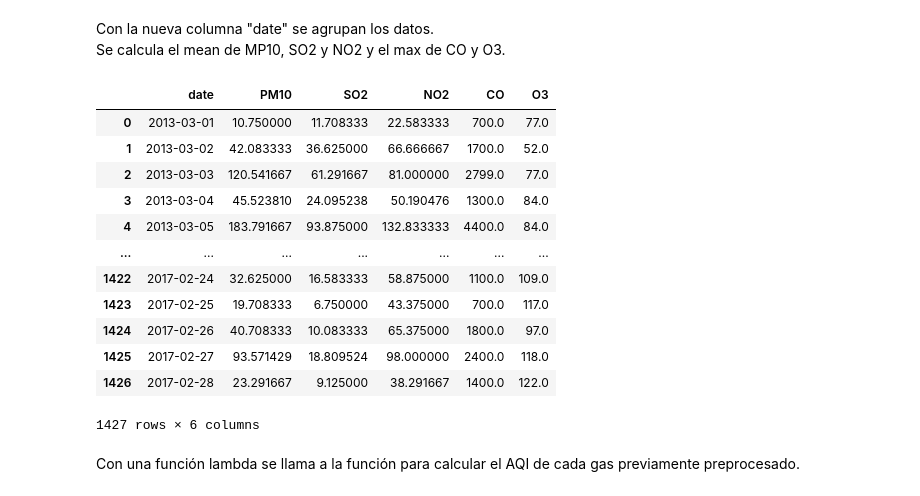
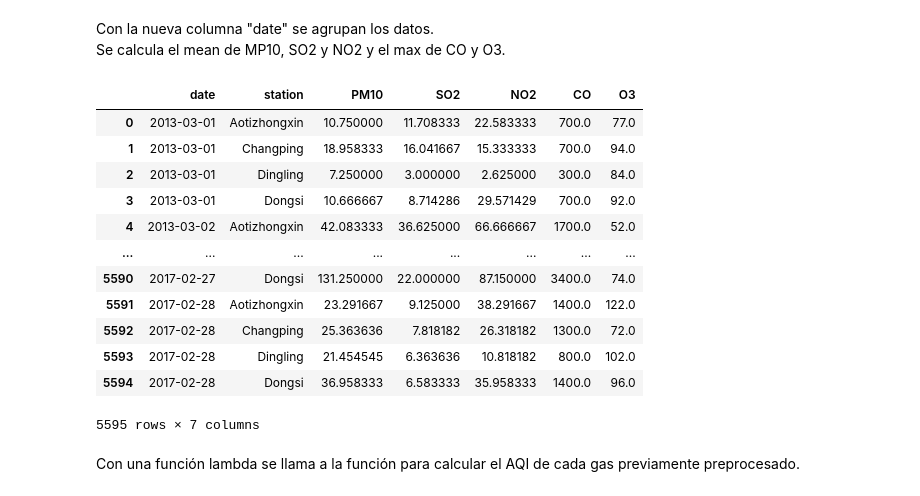
Before and after one commit to JHyel2015/Proyecto2_1B_2023A, a Jupyter notebook: notebooks/Proyecto2B.ipynb, the cells around one changed output. Drawn from its saved outputs; the diff is of its cells as text; code cells hidden in the pictures.

```diff
--- a/notebooks/Proyecto2B.ipynb
+++ b/notebooks/Proyecto2B.ipynb
@@ -71,8 +71,11 @@ def calculate_aqi(concentration, pollutant):
 Se lee el archivo csv a dataframe
 # %%
 df = pd.read_csv(filepath_or_buffer='../data/PRSA_Data_20130301-20170228/PRSA_Data_Aotizhongxin_20130301-20170228.csv',sep=',')
-# df = pd.read_csv(filepath_or_buffer='../data/PRSA_Data_20130301-20170228/PRSA_Data_Changping_20130301-20170228.csv',sep=',')
-# df = pd.read_csv(filepath_or_buffer='../data/PRSA_Data_20130301-20170228/PRSA_Data_Dingling_20130301-20170228.csv',sep=',')
+df2 = pd.read_csv(filepath_or_buffer='../data/PRSA_Data_20130301-20170228/PRSA_Data_Changping_20130301-20170228.csv',sep=',')
+df3 = pd.read_csv(filepath_or_buffer='../data/PRSA_Data_20130301-20170228/PRSA_Data_Dingling_20130301-20170228.csv',sep=',')
+df4 = pd.read_csv(filepath_or_buffer='../data/PRSA_Data_20130301-20170228/PRSA_Data_Dongsi_20130301-20170228.csv',sep=',')
+
+df = pd.concat([df,df2,df3,df4])
 
 df.head(25)
 # %% [output]
@@ -97,7 +100,7 @@ df.head(25)
 Se limpian las columnas que no son necesarias.
 Se concatena year-month-day con el siguiente formato AAAA-MM-DD para manejar de mejor manera los datos para agrupar por día.
 # %%
-df = df.drop(columns=['No','PM2.5','TEMP','PRES','DEWP','RAIN','wd','WSPM'], errors='ignore')
+df = df.drop(columns=['No','hour','PM2.5','TEMP','PRES','DEWP','RAIN','wd','WSPM'], errors='ignore')
 
 combine_lambda = lambda x: '{}-{:02d}-{:02d}'.format(x.year, x.month, x.day)
 
@@ -105,7 +108,7 @@ combine_lambda = lambda x: '{}-{:02d}-{:02d}'.format(x.year, x.month, x.day)
 
 df['date'] = df.apply(combine_lambda, axis = 1)
 
-df = df.drop(columns=['year','month','day'], errors='ignore')
+# df = df.drop(columns=['year','month','day'], errors='ignore')
 
 df.head(25)
 # %% [output]
@@ -161,29 +168,29 @@ dtype: int64
 Con la nueva columna "date" se agrupan los datos.
 Se calcula el mean de MP10, SO2 y NO2 y el max de CO y O3.
 # %%
-df2 = df.groupby('date').agg(
+df2 = df.groupby(['date','station']).agg(
     PM10=('PM10','mean'),
     SO2 = ('SO2','mean'),
     NO2 = ('NO2','mean'),
     CO = ('CO','max'),
     O3 = ('O3','max')
     ).reset_index()
 
 df2
 # %% [output]
-|  | date | PM10 | SO2 | NO2 | CO | O3 |
-| 0 | 2013-03-01 | 10.750000 | 11.708333 | 22.583333 | 700.0 | 77.0 |
-| 1 | 2013-03-02 | 42.083333 | 36.625000 | 66.666667 | 1700.0 | 52.0 |
-| 2 | 2013-03-03 | 120.541667 | 61.291667 | 81.000000 | 2799.0 | 77.0 |
-| 3 | 2013-03-04 | 45.523810 | 24.095238 | 50.190476 | 1300.0 | 84.0 |
-| 4 | 2013-03-05 | 183.791667 | 93.875000 | 132.833333 | 4400.0 | 84.0 |
-| ... | ... | ... | ... | ... | ... | ... |
-| 1422 | 2017-02-24 | 32.625000 | 16.583333 | 58.875000 | 1100.0 | 109.0 |
-| 1423 | 2017-02-25 | 19.708333 | 6.750000 | 43.375000 | 700.0 | 117.0 |
-| 1424 | 2017-02-26 | 40.708333 | 10.083333 | 65.375000 | 1800.0 | 97.0 |
-| 1425 | 2017-02-27 | 93.571429 | 18.809524 | 98.000000 | 2400.0 | 118.0 |
-| 1426 | 2017-02-28 | 23.291667 | 9.125000 | 38.291667 | 1400.0 | 122.0 |
+|  | date | station | PM10 | SO2 | NO2 | CO | O3 |
+| 0 | 2013-03-01 | Aotizhongxin | 10.750000 | 11.708333 | 22.583333 | 700.0 | 77.0 |
+| 1 | 2013-03-01 | Changping | 18.958333 | 16.041667 | 15.333333 | 700.0 | 94.0 |
+| 2 | 2013-03-01 | Dingling | 7.250000 | 3.000000 | 2.625000 | 300.0 | 84.0 |
+| 3 | 2013-03-01 | Dongsi | 10.666667 | 8.714286 | 29.571429 | 700.0 | 92.0 |
+| 4 | 2013-03-02 | Aotizhongxin | 42.083333 | 36.625000 | 66.666667 | 1700.0 | 52.0 |
+| ... | ... | ... | ... | ... | ... | ... | ... |
+| 5590 | 2017-02-27 | Dongsi | 131.250000 | 22.000000 | 87.150000 | 3400.0 | 74.0 |
+| 5591 | 2017-02-28 | Aotizhongxin | 23.291667 | 9.125000 | 38.291667 | 1400.0 | 122.0 |
+| 5592 | 2017-02-28 | Changping | 25.363636 | 7.818182 | 26.318182 | 1300.0 | 72.0 |
+| 5593 | 2017-02-28 | Dingling | 21.454545 | 6.363636 | 10.818182 | 800.0 | 102.0 |
+| 5594 | 2017-02-28 | Dongsi | 36.958333 | 6.583333 | 35.958333 | 1400.0 | 96.0 |
-1427 rows × 6 columns
+5595 rows × 7 columns
 # %% [markdown]
 Con una función lambda se llama a la función para calcular el AQI de cada gas previamente preprocesado.
 # %%
```
Also changed, not shown: parts of 15 cells of this notebook.
